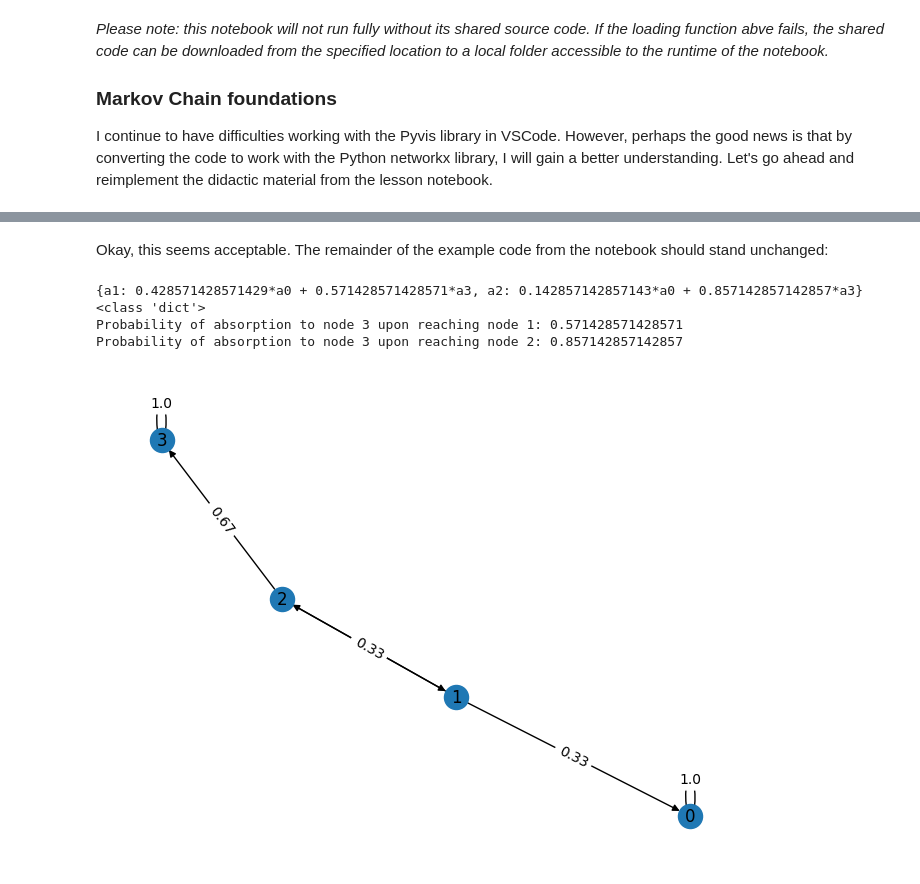
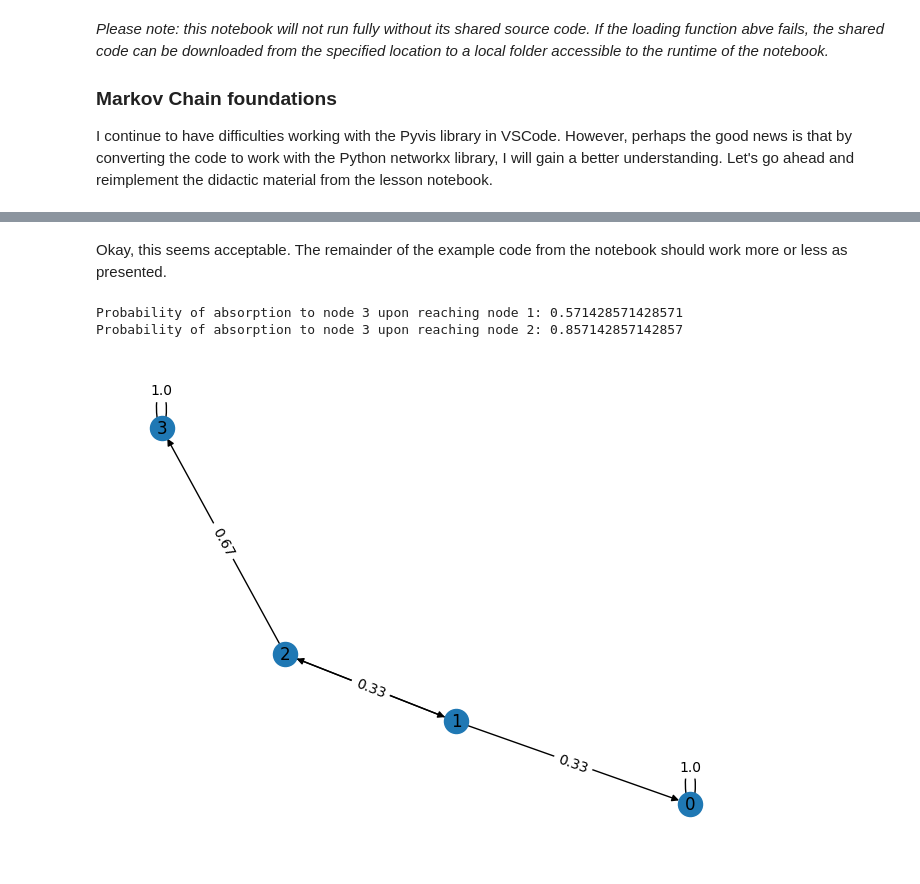
Before and after one commit to peterdresslar/Dresslar_CAS522, a Jupyter notebook: notebooks/Dresslar_CAS522_M5.ipynb, the cells around one changed output, grey strips where cells are left out. Saved outputs shown, nothing was run; the diff lists cells and outputs as text; code cells hidden in the pictures.

```diff
--- a/notebooks/Dresslar_CAS522_M5.ipynb
+++ b/notebooks/Dresslar_CAS522_M5.ipynb
@@ -65,48 +47,40 @@ nx.draw_networkx_edge_labels(G, pos=pos, edge_labels=edge_labels)
 # %% [markdown]
-Okay, this seems acceptable. The remainder of the example code from the notebook should stand unchanged:
+Okay, this seems acceptable. The remainder of the example code from the notebook should work more or less as presented.
 # %%
-def absorbing_markov_chain(P):
-    """
-    note that P must be a 4x4 numpy array (matrix)
-    """
-    a = symbols('a:4')
-    solution = solve(np.dot(P,a)-a, (a[1],a[2]))  # the MIDDLE two rows of the adjacency matrix
-    print(solution)
-    print(type(solution))
-    # <class 'dict'>
-    output1 = solution[a[1]].subs({a[0]:0,a[3]:1})
-    output2 = solution[a[2]].subs({a[0]:0,a[3]:1})
-    return output1, output2
+def absorbing_markov_chain_1(P):
 
+    a = sp.symbols('a:4')
+    solution = sp.solve(np.dot(P,a)-a, (a[1],a[2]))
+    s1 = solution[a[1]].subs({a[0]:0,a[3]:1})
+    s2 = solution[a[2]].subs({a[0]:0,a[3]:1})
+    return s1, s2
 
 P = np.array([
     [1,0,0,0],
     [1/3,0,2/3,0],
     [0,1/3,0,2/3],
     [0,0,0,1]
 ])
-s1, s2 = absorbing_markov_chain(P)
+s1, s2 = absorbing_markov_chain_1(P)
 
 # print(type(s1), type(s2))
 # <class 'sympy.core.numbers.Float'> <class 'sympy.core.numbers.Float'>
 
 # we can also use networkx to visualize the absorbing markov chain from the matrix
 G = nx.from_numpy_array(P, create_using=nx.DiGraph)
 
 # drwaing again
 pos = nx.spring_layout(G)
 nx.draw(G, with_labels=True, pos=pos)
 edge_labels = nx.get_edge_attributes(G, 'weight')
 edge_labels = {k: round(v, 2) for k, v in edge_labels.items()}
 nx.draw_networkx_edge_labels(G, pos=pos, edge_labels=edge_labels)
 
-print(f"Probability of absorption to node 3 upon reaching node 1: {s1.evalf()}")
-print(f"Probability of absorption to node 3 upon reaching node 2: {s2.evalf()}")
+print(f"Probability of absorption to node 3 upon reaching node 1: {s1}")
+print(f"Probability of absorption to node 3 upon reaching node 2: {s2}")
 # %% [output]
-{a1: 0.428571428571429*a0 + 0.571428571428571*a3, a2: 0.142857142857143*a0 + 0.857142857142857*a3}
-<class 'dict'>
 Probability of absorption to node 3 upon reaching node 1: 0.571428571428571
 Probability of absorption to node 3 upon reaching node 2: 0.857142857142857
-[figure, old version]
+[figure, new version]
 # %% [markdown]
 The visualization along with the text should be fairly illustrative.
```
Also changed, not shown: parts of 4 cells of this notebook.
